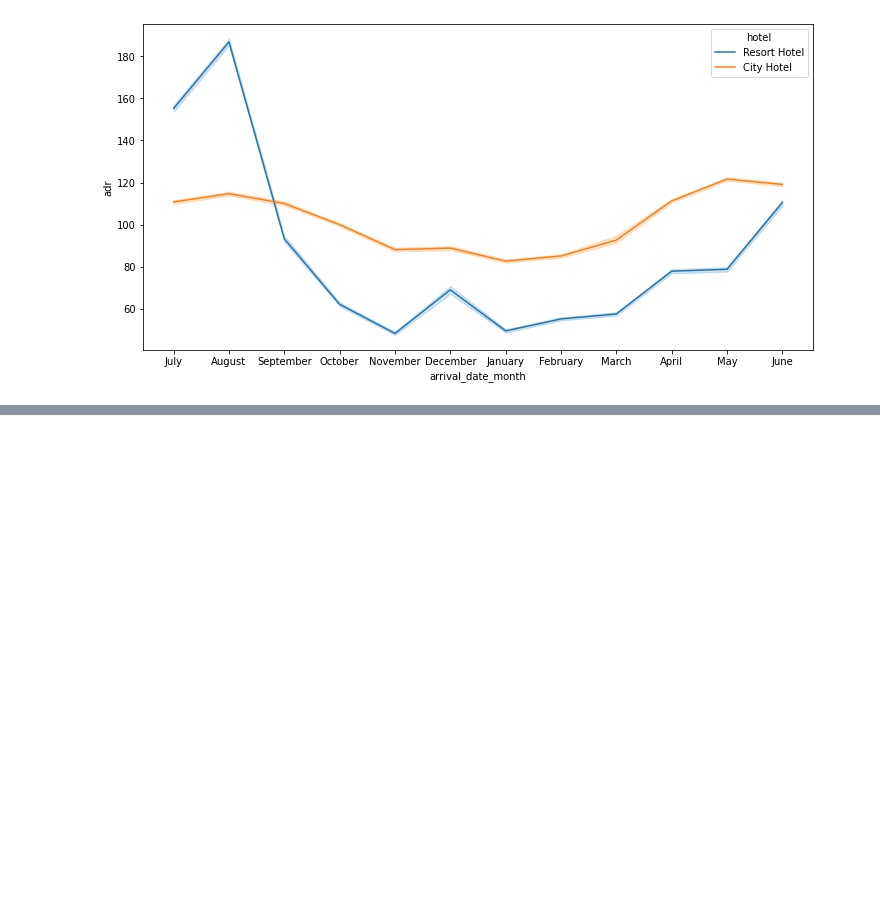
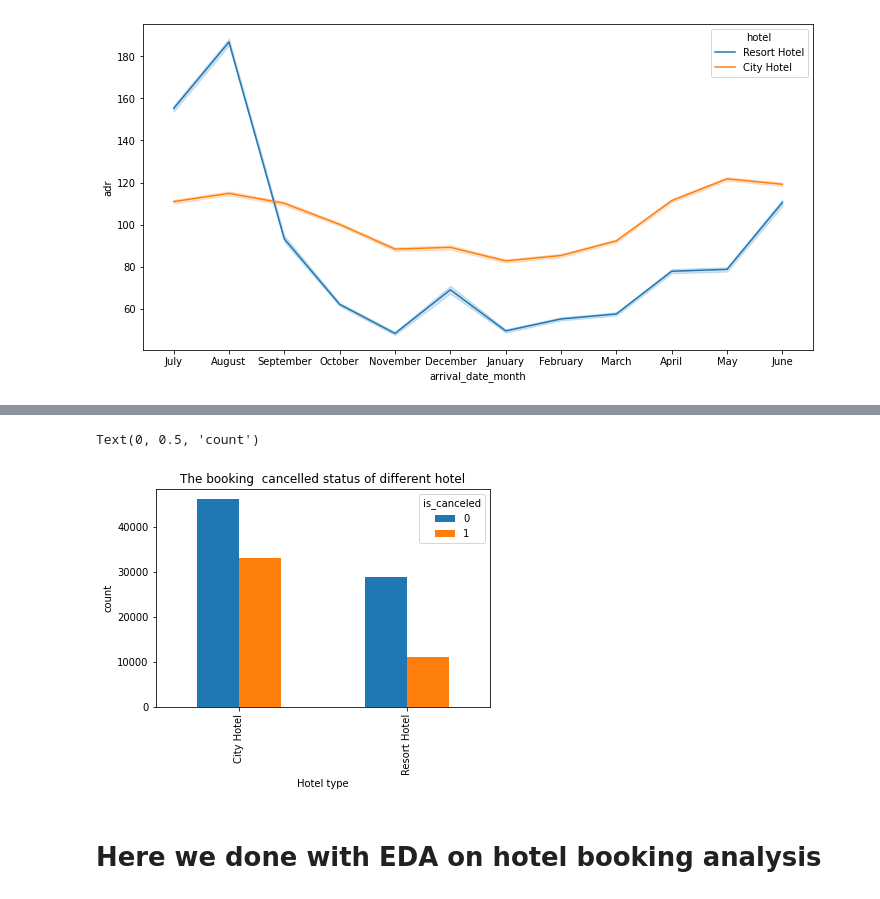
Before and after one commit to RohitSakharkar/Hotel-Booking-Analysis, a Jupyter notebook: FINAL_Copy_of_Hotel_Booking_Analysis_Capstone_Project.ipynb, the cells around one changed output, grey strips where cells are left out. Drawn from its saved outputs; the diff is of its cells as text; code cells hidden in the pictures; blank space fills up the shorter version.

```diff
--- a/FINAL_Copy_of_Hotel_Booking_Analysis_Capstone_Project.ipynb
+++ b/FINAL_Copy_of_Hotel_Booking_Analysis_Capstone_Project.ipynb
@@ -573,0 +662,10 @@ plt.show()
+# %%
+df_booking_cancel.plot(kind='bar')
+plt.title('The booking  cancelled status of different hotel')
+plt.xlabel('Hotel type')
+plt.ylabel('count')
+# %% [output]
+Text(0, 0.5, 'count')
+[figure, added]
+# %% [markdown]
+# Here we done with EDA on hotel booking analysis
```
Also changed, not shown: parts of 37 cells of this notebook.
